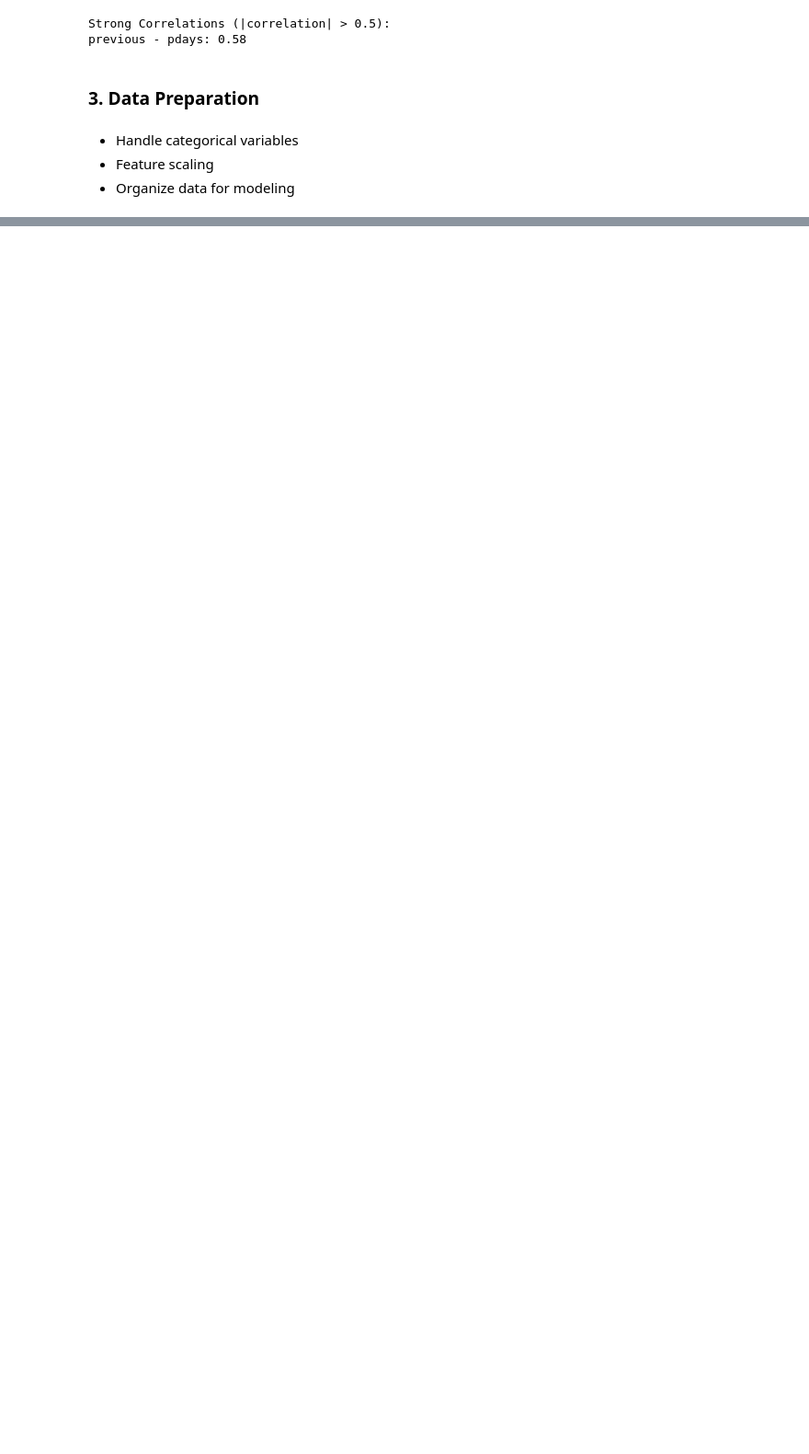
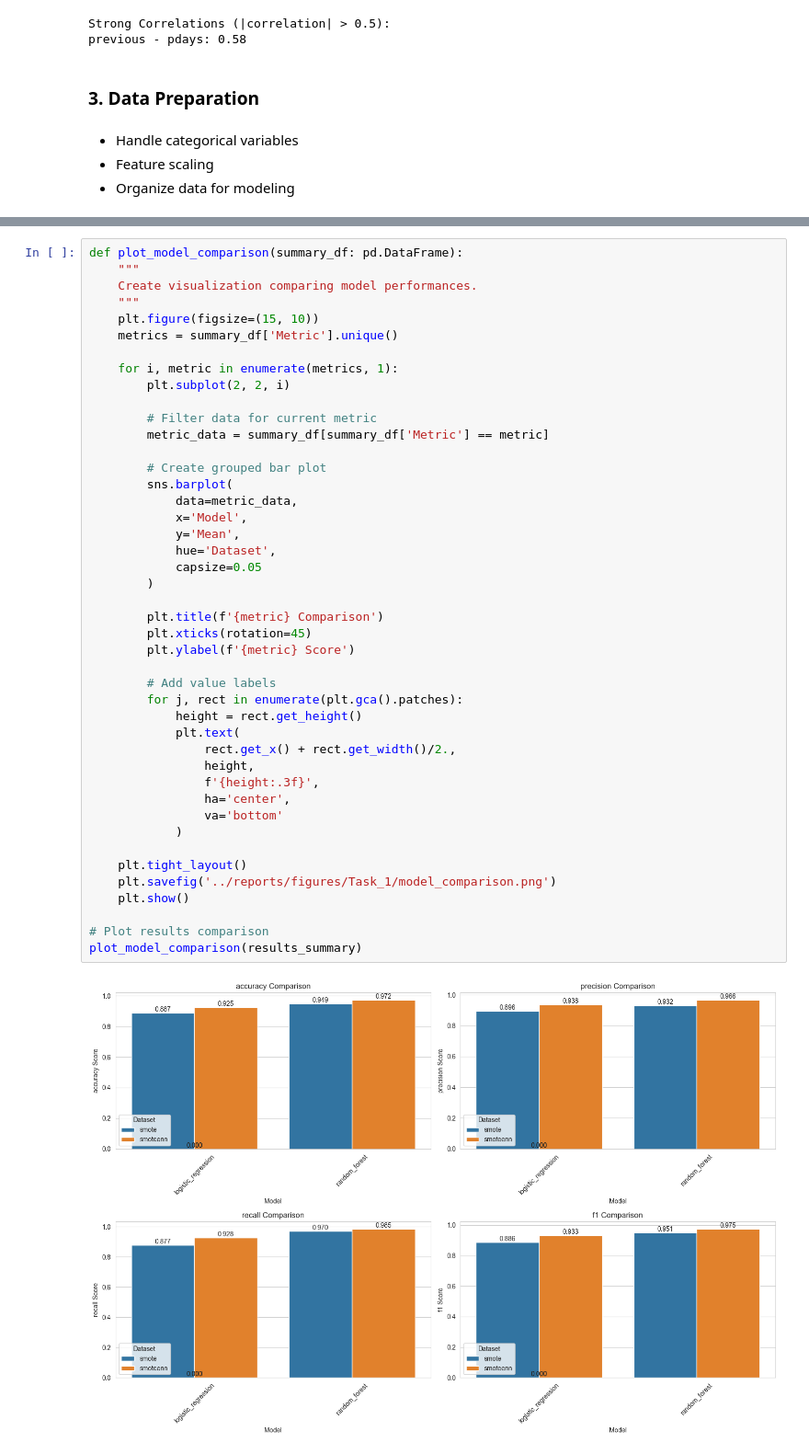
Before and after one commit to Geovannyy/Geovannyy-ML-DM-with-Python-and-Azure-ML-Studio, a Jupyter notebook: notebooks/Task_1_Classification.ipynb, the cells around one changed output, grey strips where cells are left out. Shown at 92% size. Saved outputs shown, nothing was run; the diff lists cells and outputs as text; blank space fills up the shorter version.

```diff
--- a/notebooks/Task_1_Classification.ipynb
+++ b/notebooks/Task_1_Classification.ipynb
@@ -1273,0 +1452,46 @@ plot_confusion_matrices(fitted_models)
+# %%
+def plot_model_comparison(summary_df: pd.DataFrame):
+    """
+    Create visualization comparing model performances.
+    """
+    plt.figure(figsize=(15, 10))
+    metrics = summary_df['Metric'].unique()
+
+    for i, metric in enumerate(metrics, 1):
+        plt.subplot(2, 2, i)
+
+        # Filter data for current metric
+        metric_data = summary_df[summary_df['Metric'] == metric]
+
+        # Create grouped bar plot
+        sns.barplot(
+            data=metric_data,
+            x='Model',
+            y='Mean',
+            hue='Dataset',
+            capsize=0.05
+        )
+
+        plt.title(f'{metric} Comparison')
+        plt.xticks(rotation=45)
+        plt.ylabel(f'{metric} Score')
+
+        # Add value labels
+        for j, rect in enumerate(plt.gca().patches):
+            height = rect.get_height()
+            plt.text(
+                rect.get_x() + rect.get_width()/2.,
+                height,
+                f'{height:.3f}',
+                ha='center',
+                va='bottom'
+            )
+
+    plt.tight_layout()
+    plt.savefig('../reports/figures/Task_1/model_comparison.png')
+    plt.show()
+
+# Plot results comparison
+plot_model_comparison(results_summary)
+# %% [output]
+[figure, added]
```
Also changed, not shown: parts of 80 cells of this notebook, 35 other files.
